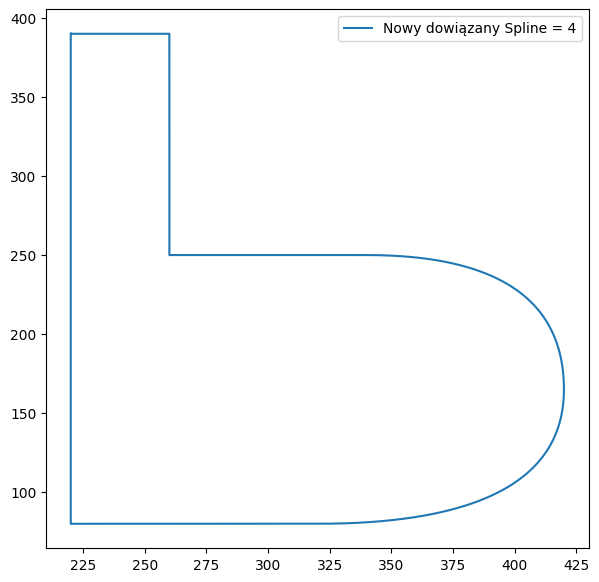
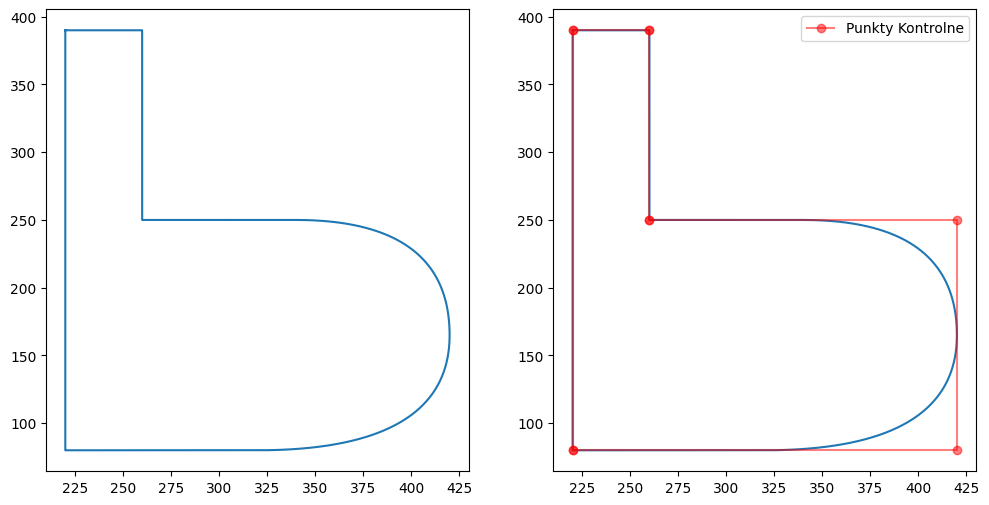
The notebook cell's code change between the first figure and the second:
--- before
+++ after
@@ -54,7 +54,9 @@
 spline = create_spline(pts, degree=2)
 
-plt.figure(figsize=(7, 7))
-plt.plot(spline[:, 0], spline[:, 1], label="Nowy dowiązany Spline = 4")
-# plt.plot(pts_2d[:, 0], pts_2d[:, 1], "ro-", label="P. Kontrolne", alpha=0.5)
-plt.legend()
+fig, axes = plt.subplots(1, 2, figsize=(12, 6))
+axes[0].plot(spline[:, 0], spline[:, 1])
+# plt.figure(figsize=(7, 7))
+axes[1].plot(spline[:, 0], spline[:, 1])
+axes[1].plot(pts[:, 0], pts[:, 1], "ro-", label="Punkty Kontrolne", alpha=0.5)
+axes[1].legend()
 plt.show()

Commit: projekt 2 wnioski